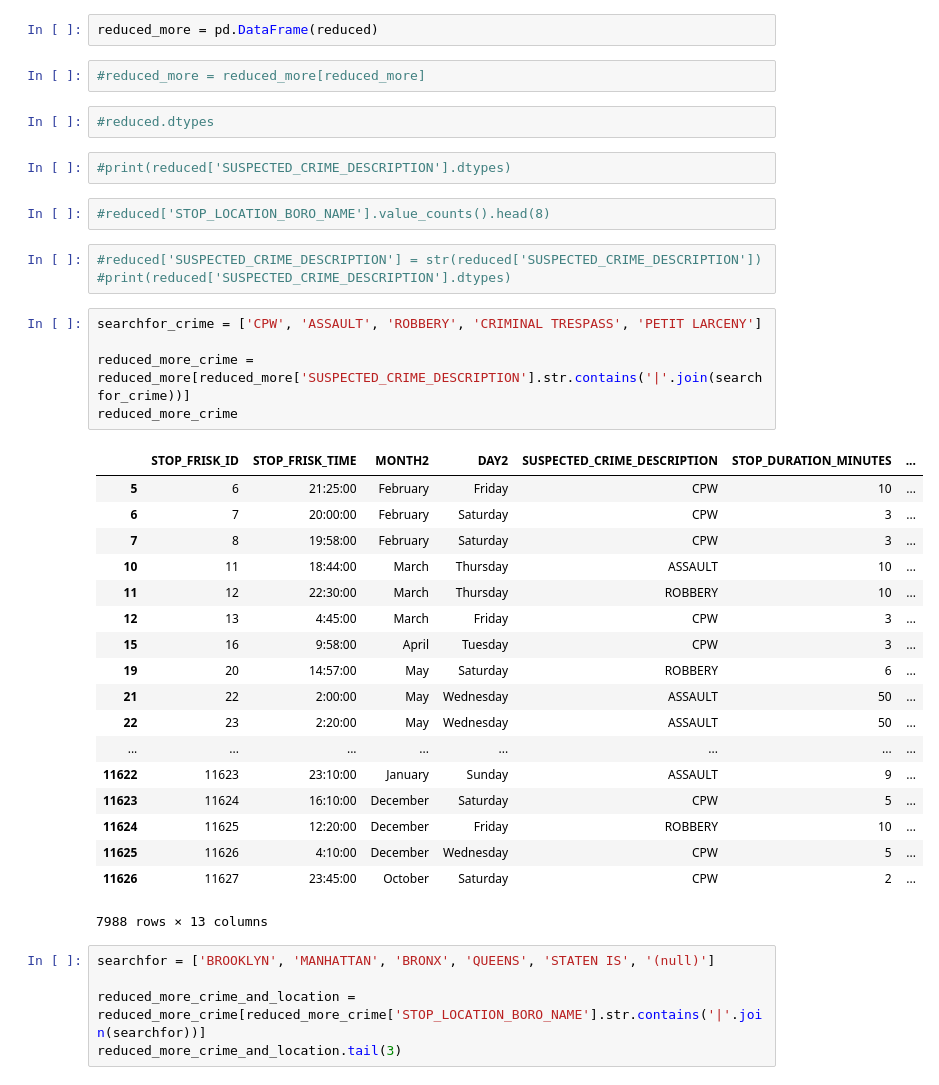
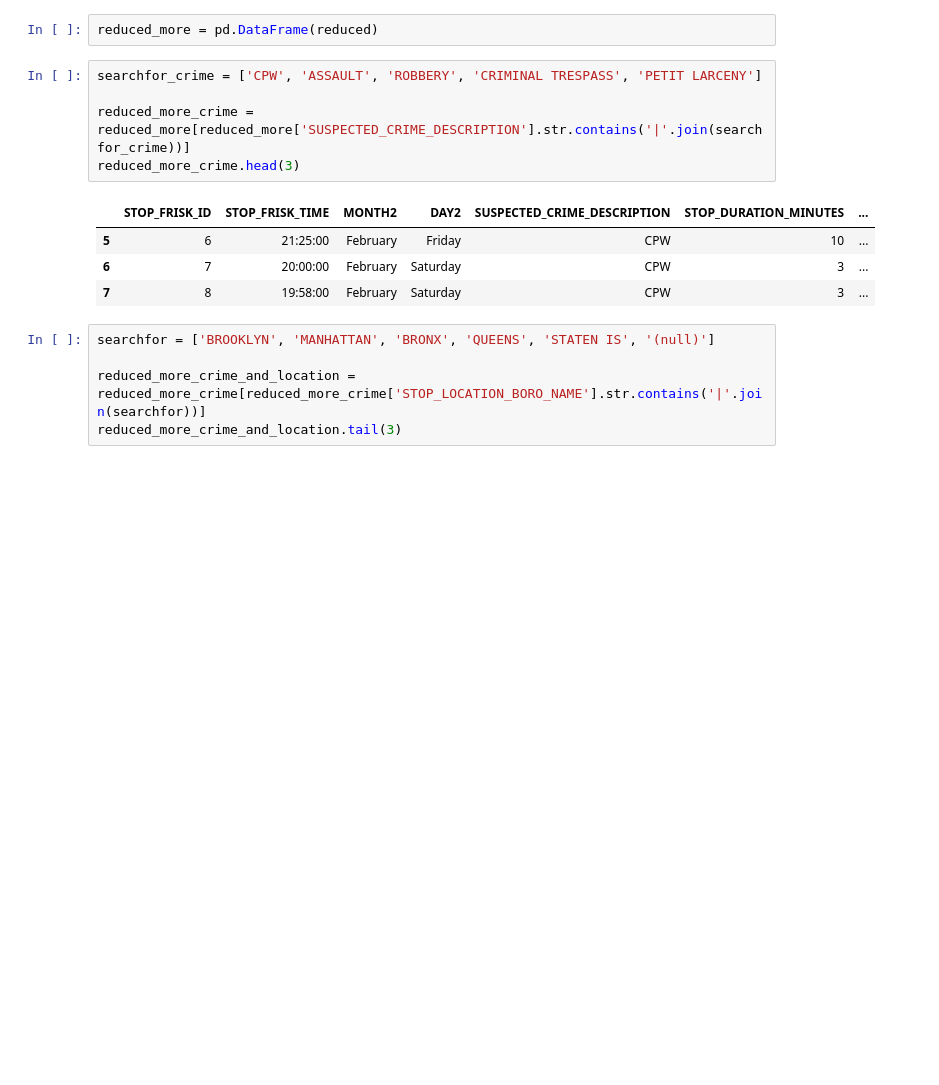
Before and after one commit to rachaelcamick/groupproject_sqf, a Jupyter notebook: Top 5 Suspected Crimes BAR.ipynb, the cells around one changed output. Cells and saved outputs as stored; diff of their text form; blank space fills up the shorter version.

```diff
--- a/Top 5 Suspected Crimes BAR.ipynb
+++ b/Top 5 Suspected Crimes BAR.ipynb
@@ -9,41 +9,16 @@ file = 'df_reduced.csv'
 reduced = pd.read_csv(file)
 # %%
 reduced_more = pd.DataFrame(reduced)
-# %%
-#reduced_more = reduced_more[reduced_more]
-# %%
-#reduced.dtypes
-# %%
-#print(reduced['SUSPECTED_CRIME_DESCRIPTION'].dtypes)
-# %%
-#reduced['STOP_LOCATION_BORO_NAME'].value_counts().head(8)
-# %%
-#reduced['SUSPECTED_CRIME_DESCRIPTION'] = str(reduced['SUSPECTED_CRIME_DESCRIPTION'])
-#print(reduced['SUSPECTED_CRIME_DESCRIPTION'].dtypes)
 # %%
 searchfor_crime = ['CPW', 'ASSAULT', 'ROBBERY', 'CRIMINAL TRESPASS', 'PETIT LARCENY']
 
 reduced_more_crime = reduced_more[reduced_more['SUSPECTED_CRIME_DESCRIPTION'].str.contains('|'.join(searchfor_crime))]
-reduced_more_crime
+reduced_more_crime.head(3)
 # %% [output]
 |  | STOP_FRISK_ID | STOP_FRISK_TIME | MONTH2 | DAY2 | SUSPECTED_CRIME_DESCRIPTION | STOP_DURATION_MINUTES | ... |
 | 5 | 6 | 21:25:00 | February | Friday | CPW | 10 | ... |
 | 6 | 7 | 20:00:00 | February | Saturday | CPW | 3 | ... |
 | 7 | 8 | 19:58:00 | February | Saturday | CPW | 3 | ... |
-| 10 | 11 | 18:44:00 | March | Thursday | ASSAULT | 10 | ... |
-| 11 | 12 | 22:30:00 | March | Thursday | ROBBERY | 10 | ... |
-| 12 | 13 | 4:45:00 | March | Friday | CPW | 3 | ... |
-| 15 | 16 | 9:58:00 | April | Tuesday | CPW | 3 | ... |
-| 19 | 20 | 14:57:00 | May | Saturday | ROBBERY | 6 | ... |
-| 21 | 22 | 2:00:00 | May | Wednesday | ASSAULT | 50 | ... |
-| 22 | 23 | 2:20:00 | May | Wednesday | ASSAULT | 50 | ... |
-| ... | ... | ... | ... | ... | ... | ... | ... |
-| 11622 | 11623 | 23:10:00 | January | Sunday | ASSAULT | 9 | ... |
-| 11623 | 11624 | 16:10:00 | December | Saturday | CPW | 5 | ... |
-| 11624 | 11625 | 12:20:00 | December | Friday | ROBBERY | 10 | ... |
-| 11625 | 11626 | 4:10:00 | December | Wednesday | CPW | 5 | ... |
-| 11626 | 11627 | 23:45:00 | October | Saturday | CPW | 2 | ... |
-7988 rows × 13 columns
 # %%
 searchfor = ['BROOKLYN', 'MANHATTAN', 'BRONX', 'QUEENS', 'STATEN IS', '(null)']
 
```
Also changed, not shown: parts of 14 cells of this notebook.
